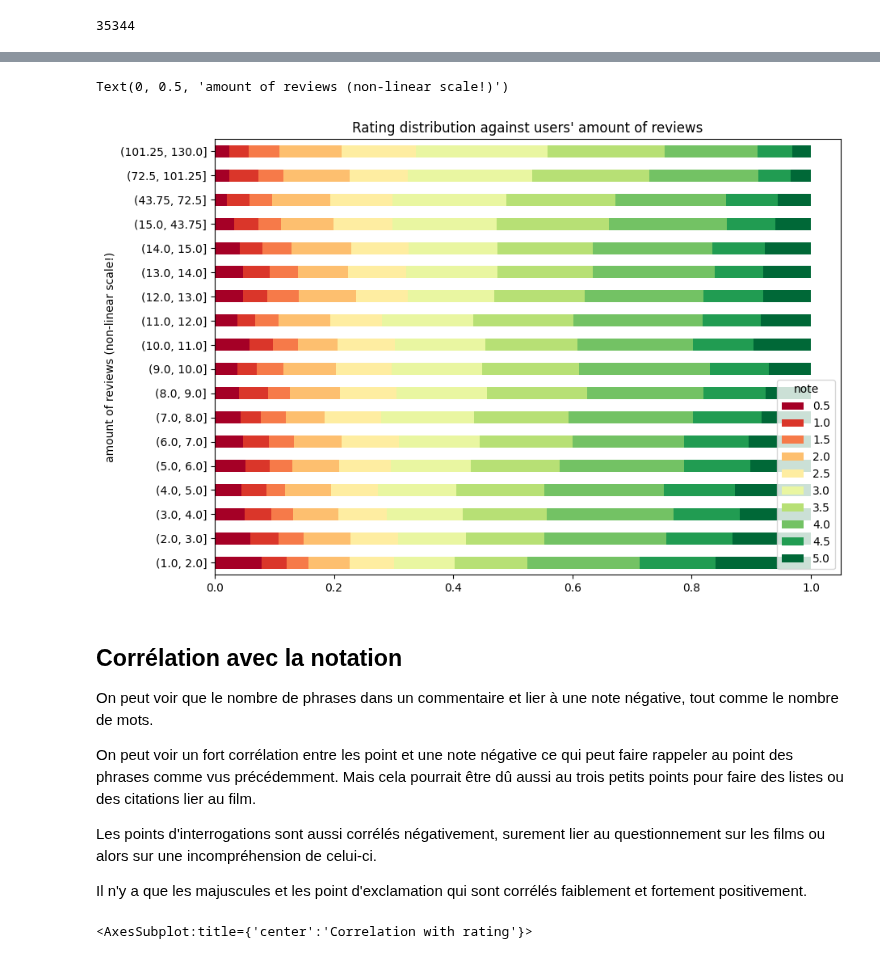
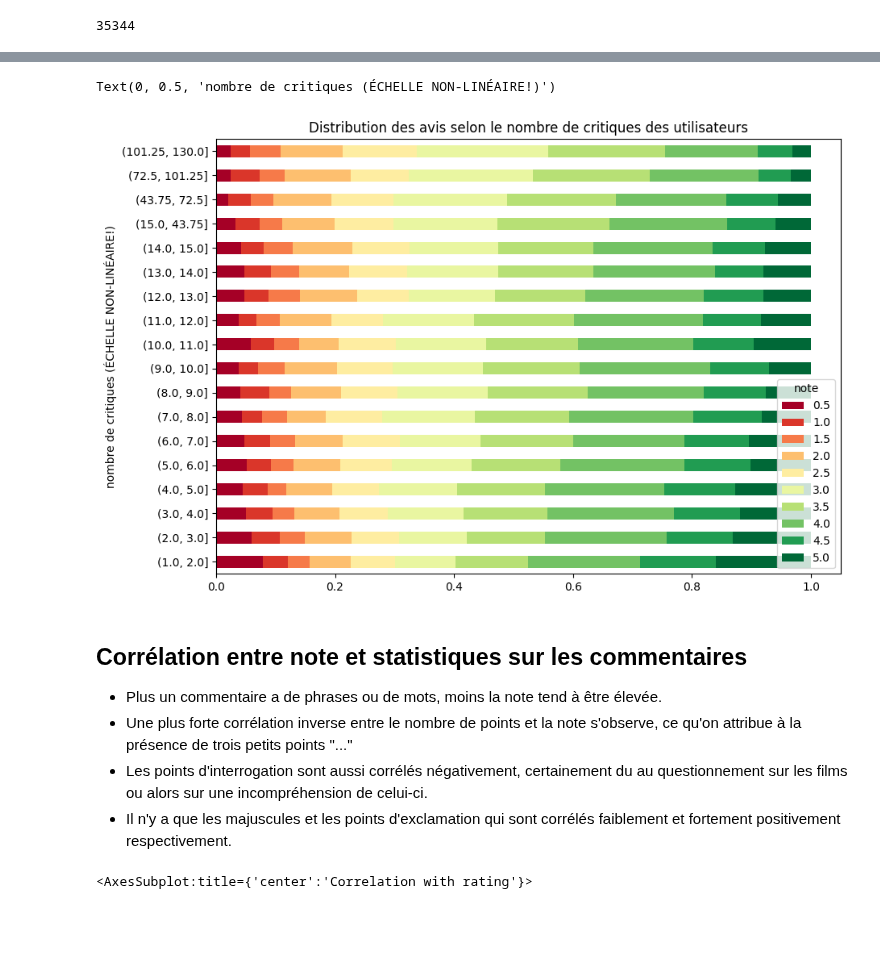
Before and after one commit to AsuMagic/ceri-innov-tp, a Jupyter notebook: Rapport.ipynb, the cells around one changed output, grey strips where cells are left out. Drawn from its saved outputs; the diff is of its cells as text; code cells hidden in the pictures; blank space fills up the shorter version.

```diff
--- a/Rapport.ipynb
+++ b/Rapport.ipynb
@@ -138,29 +155,26 @@ Sur les données de développement, on peut voir comparé à ceux du fichier d'e
 # %%
 # bin users by the number of reviews they have written into 10 bins
 user_subset = dev
 bins = np.concatenate((np.linspace(1, 14, 14), np.linspace(15, 130, 5)))
 
 user_subset["bin"] = pd.cut(user_subset.groupby("user_id")["user_id"].transform("count"), bins)
 
 # make a table from the normalized frequency of each rating for each user bin
 user_subset = user_subset.groupby("bin").note.value_counts(normalize=True).unstack()
 
 # create stacked horizontal bar plots of the ratings for each user bin using a green-to-red colormap
-user_subset.plot.barh(title="Rating distribution against users' amount of reviews", stacked=True, colormap="RdYlGn", figsize=(10, 7))
-plt.ylabel("amount of reviews (non-linear scale!)")
+user_subset.plot.barh(title="Distribution des avis selon le nombre de critiques des utilisateurs", stacked=True, colormap="RdYlGn", figsize=(10, 7))
+plt.ylabel("nombre de critiques (ÉCHELLE NON-LINÉAIRE!)")
 # %% [output]
-Text(0, 0.5, 'amount of reviews (non-linear scale!)')
+Text(0, 0.5, 'nombre de critiques (ÉCHELLE NON-LINÉAIRE!)')
-[figure, old version]
+[figure, new version]
 # %% [markdown]
-## Corrélation avec la notation
+## Corrélation entre note et statistiques sur les commentaires
 
-On peut voir que le nombre de phrases dans un commentaire et lier à une note négative, tout comme le nombre de mots.
-
-On peut voir un fort corrélation entre les point et une note négative ce qui peut faire rappeler au point des phrases comme vus précédemment. Mais cela pourrait être dû aussi au trois petits points pour faire des listes ou des citations lier au film.
-
-Les points d'interrogations sont aussi corrélés négativement, surement lier au questionnement sur les films ou alors sur une incompréhension de celui-ci.
-
-Il n'y a que les majuscules et les point d'exclamation qui sont corrélés faiblement et fortement positivement.
+- Plus un commentaire a de phrases ou de mots, moins la note tend à être élevée.
+- Une plus forte corrélation inverse entre le nombre de points et la note s'observe, ce qu'on attribue à la présence de trois petits points "..."
+- Les points d'interrogation sont aussi corrélés négativement, certainement du au questionnement sur les films ou alors sur une incompréhension de celui-ci.
+- Il n'y a que les majuscules et les points d'exclamation qui sont corrélés faiblement et fortement positivement respectivement.
 # %%
 # count the amount of exclamation marks in each review
 dev["exclamations"] = dev["commentaire"].transform(lambda text: text.count("!"))
```
Also changed, not shown: parts of 24 cells of this notebook.
